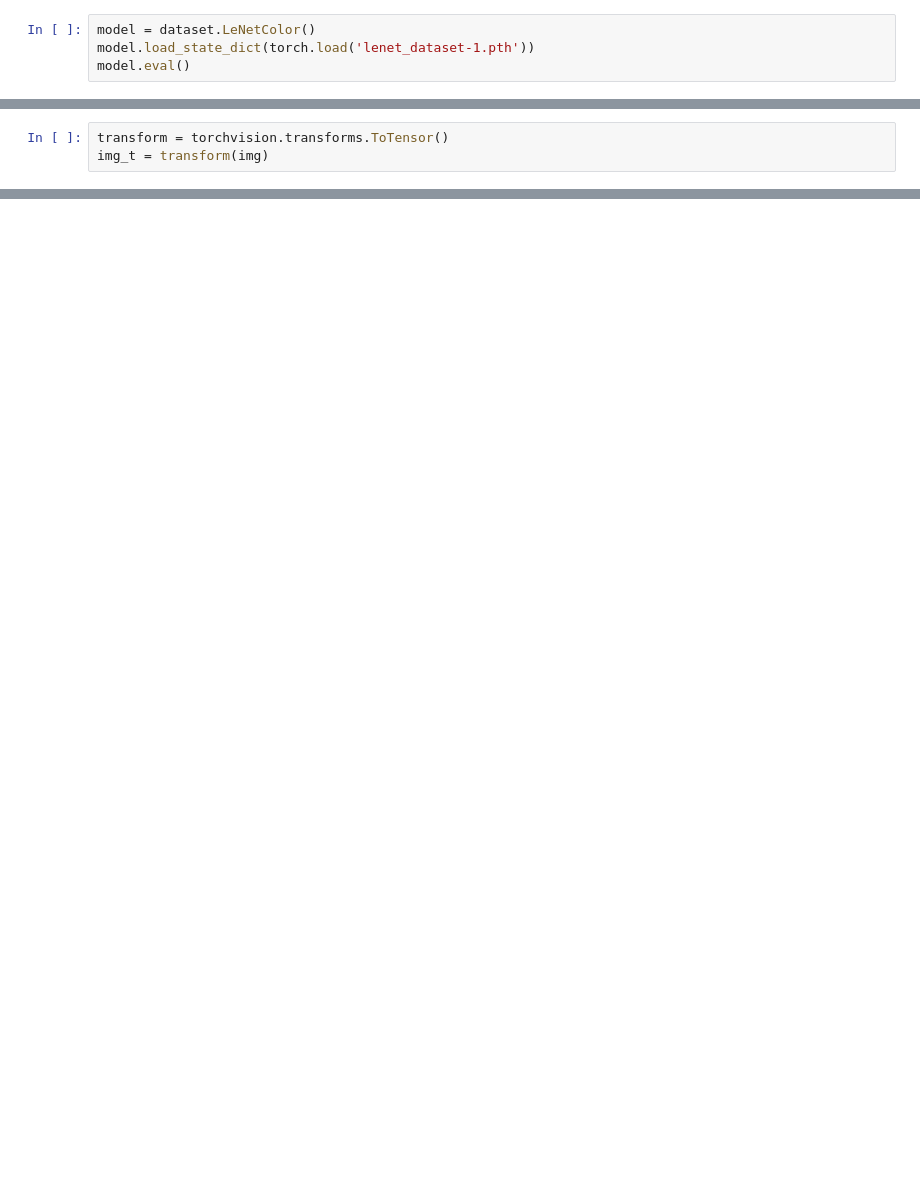
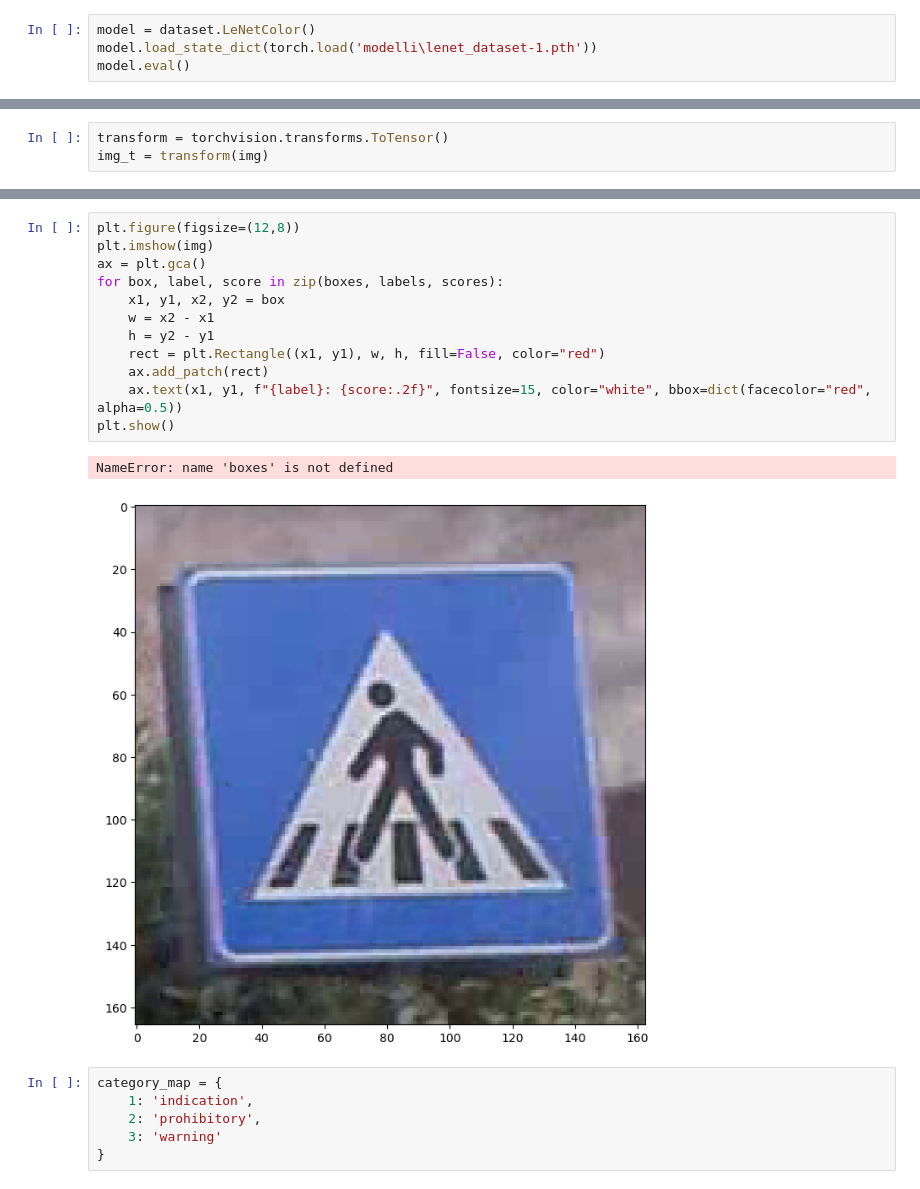
Before and after one commit to gorgons97/MachineLearning_Unict, a Jupyter notebook: result.ipynb, the cells around one changed output, grey strips where cells are left out. Drawn from its saved outputs; the diff is of its cells as text; blank space fills up the shorter version.

```diff
--- a/result.ipynb
+++ b/result.ipynb
@@ -11,7 +11,7 @@ from io import BytesIO
 import os
 # %%
 model = dataset.LeNetColor()
-model.load_state_dict(torch.load('lenet_dataset-1.pth'))
+model.load_state_dict(torch.load('modelli\lenet_dataset-1.pth'))
 model.eval()
 # %% [output]
 LeNetColor(
@@ -54,0 +64,21 @@ TypeError: conv2d() received an invalid combination of arguments - got (list, Pa
+# %%
+plt.figure(figsize=(12,8))
+plt.imshow(img)
+ax = plt.gca()
+for box, label, score in zip(boxes, labels, scores):
+    x1, y1, x2, y2 = box
+    w = x2 - x1
+    h = y2 - y1
+    rect = plt.Rectangle((x1, y1), w, h, fill=False, color="red")
+    ax.add_patch(rect)
+    ax.text(x1, y1, f"{label}: {score:.2f}", fontsize=15, color="white", bbox=dict(facecolor="red", alpha=0.5))
+plt.show()
+# %% [output]
+NameError: name 'boxes' is not defined
+[figure, added]
+# %%
+category_map = {
+    1: 'indication',
+    2: 'prohibitory',
+    3: 'warning'
+}
```
Also changed, not shown: parts of 5 cells of this notebook, 4 other files.
